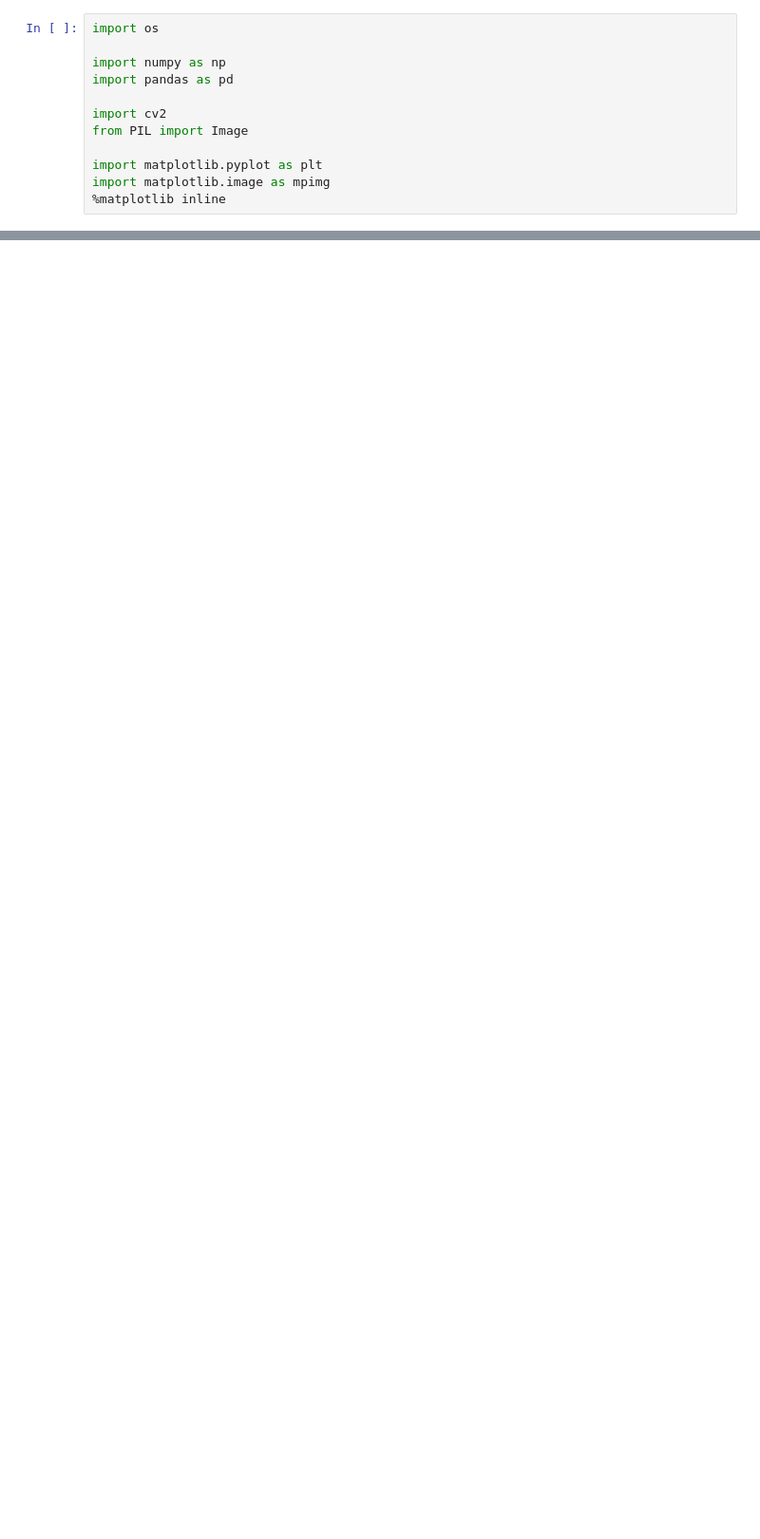
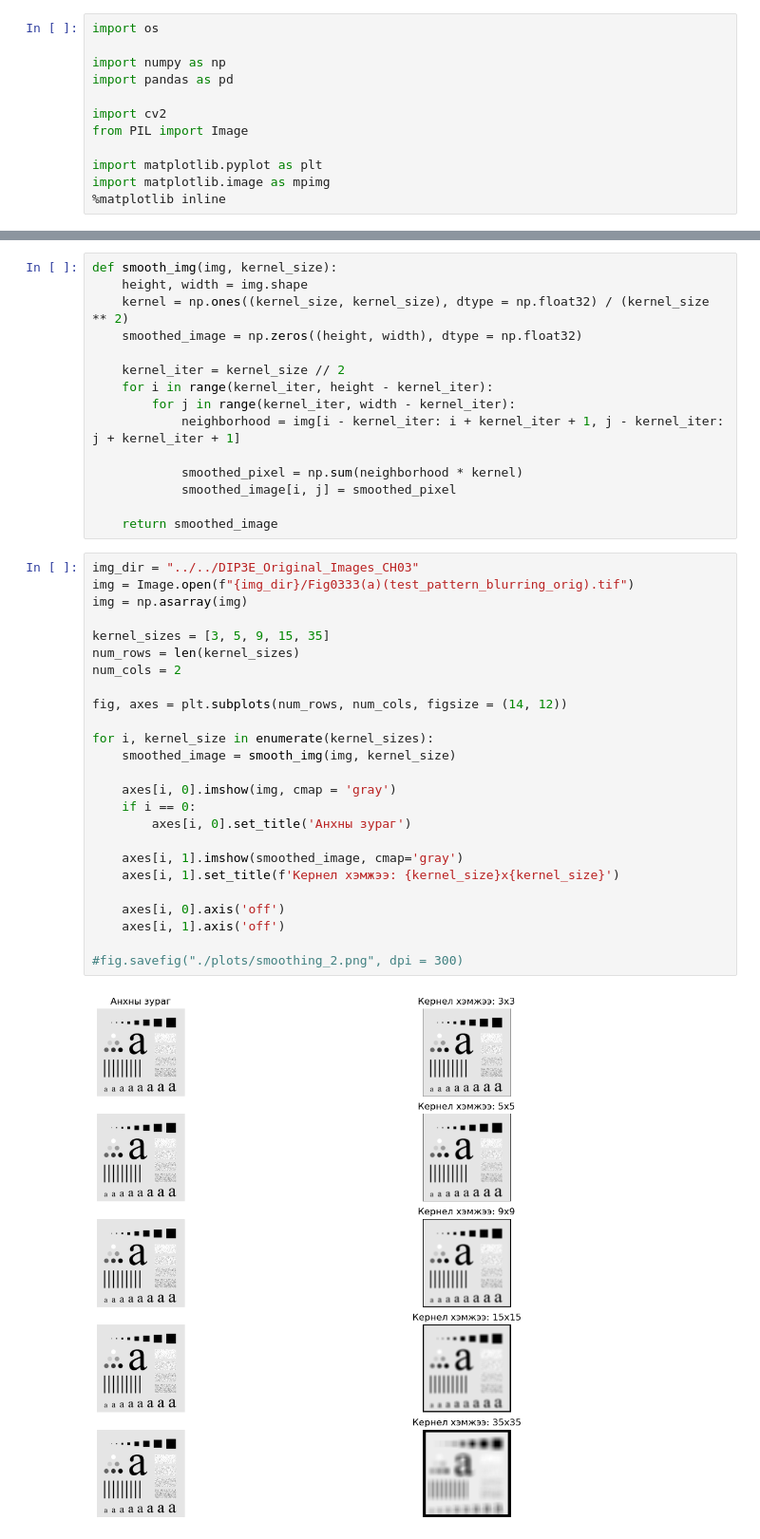
Before and after one commit to TemuujinE/NUM-Pattern-Recognition, a Jupyter notebook: lab2/Mid/Smoothing.ipynb, the cells around one changed output, grey strips where cells are left out. Shown at 95% size. Drawn from its saved outputs; the diff is of its cells as text; blank space fills up the shorter version.

```diff
--- a/lab2/Mid/Smoothing.ipynb
+++ b/lab2/Mid/Smoothing.ipynb
@@ -193,0 +44,42 @@ plt.show()
+# %%
+def smooth_img(img, kernel_size):
+    height, width = img.shape
+    kernel = np.ones((kernel_size, kernel_size), dtype = np.float32) / (kernel_size ** 2)
+    smoothed_image = np.zeros((height, width), dtype = np.float32)
+
+    kernel_iter = kernel_size // 2
+    for i in range(kernel_iter, height - kernel_iter):
+        for j in range(kernel_iter, width - kernel_iter):
+            neighborhood = img[i - kernel_iter: i + kernel_iter + 1, j - kernel_iter: j + kernel_iter + 1]
+
+            smoothed_pixel = np.sum(neighborhood * kernel)
+            smoothed_image[i, j] = smoothed_pixel
+
+    return smoothed_image
+# %%
+img_dir = "../../DIP3E_Original_Images_CH03"
+img = Image.open(f"{img_dir}/Fig0333(a)(test_pattern_blurring_orig).tif")
+img = np.asarray(img)
+
+kernel_sizes = [3, 5, 9, 15, 35]
+num_rows = len(kernel_sizes)
+num_cols = 2
+
+fig, axes = plt.subplots(num_rows, num_cols, figsize = (14, 12))
+
+for i, kernel_size in enumerate(kernel_sizes):
+    smoothed_image = smooth_img(img, kernel_size)
+
+    axes[i, 0].imshow(img, cmap = 'gray')
+    if i == 0:
+        axes[i, 0].set_title('Анхны зураг')
+
+    axes[i, 1].imshow(smoothed_image, cmap='gray')
+    axes[i, 1].set_title(f'Кернел хэмжээ: {kernel_size}x{kernel_size}')
+
+    axes[i, 0].axis('off')
+    axes[i, 1].axis('off')
+
+#fig.savefig("./plots/smoothing_2.png", dpi = 300)
+# %% [output]
+[figure, added]
```
Also changed, not shown: parts of 7 cells of this notebook, 23 other files.
